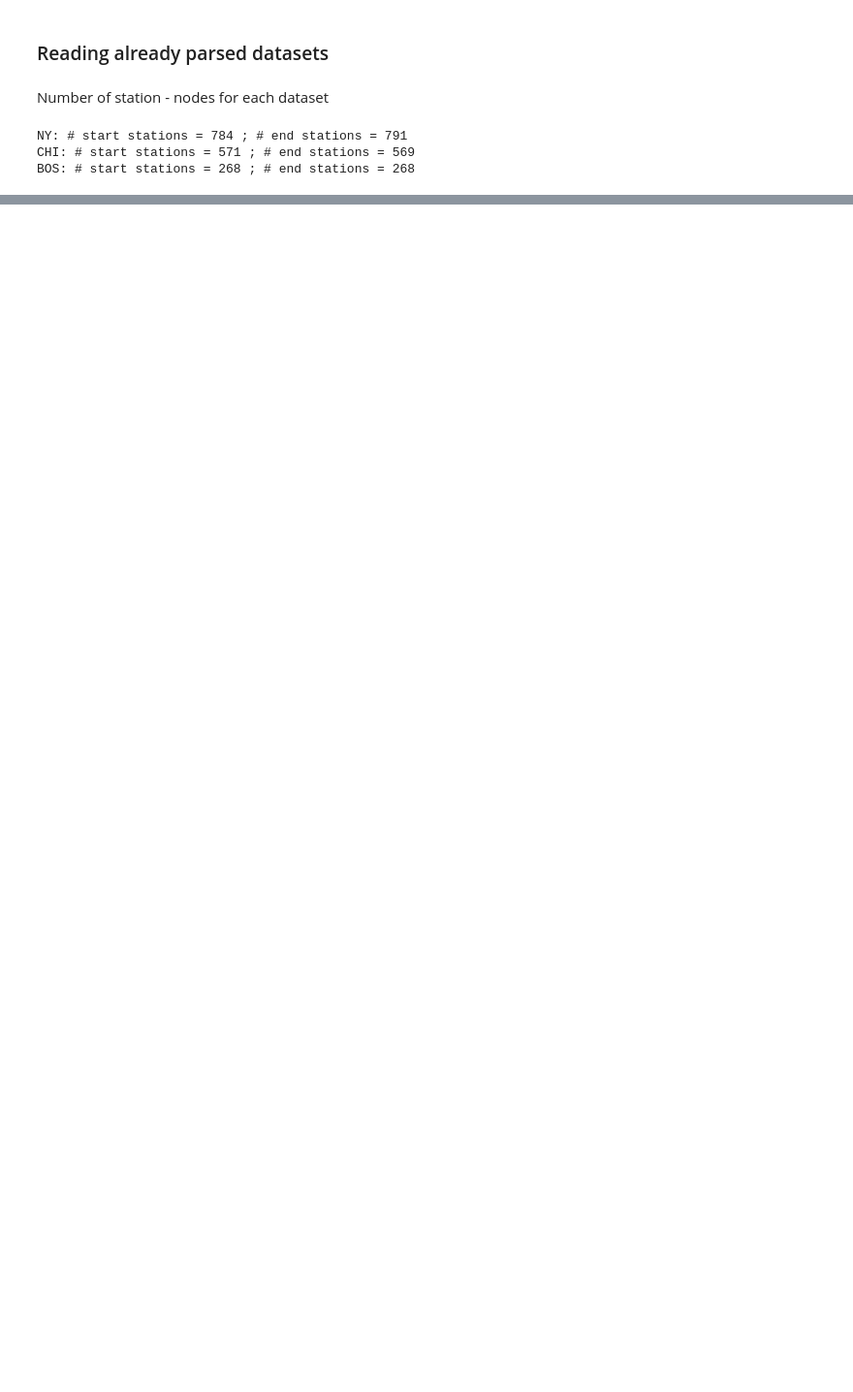
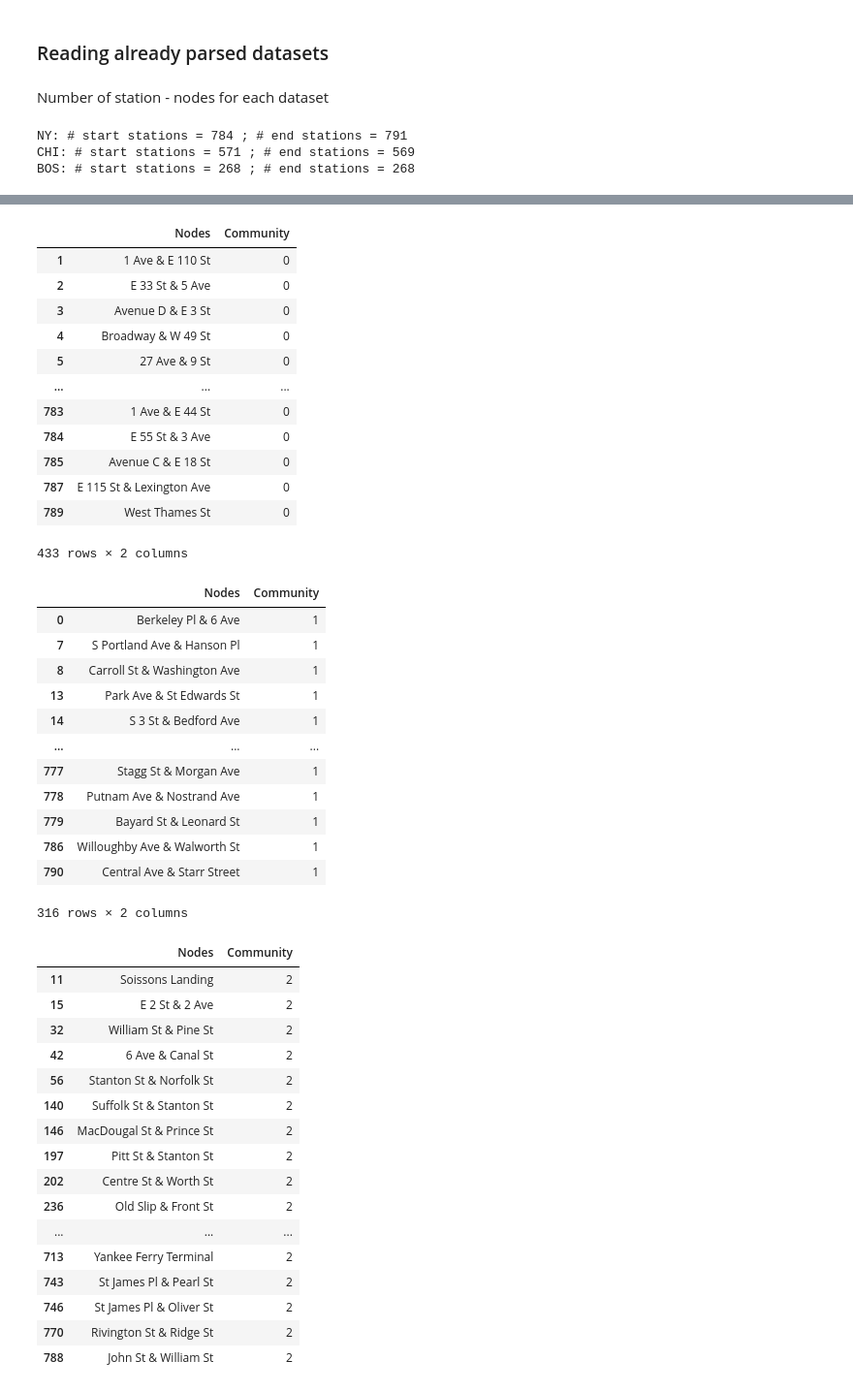
Before and after one commit to tommilotta/Bike-sharing-Analysis, a Jupyter notebook: Network_Analysis.ipynb, the cells around one changed output, grey strips where cells are left out. Shown at 97% size. Drawn from its saved outputs; the diff is of its cells as text; code cells hidden in the pictures; blank space fills up the shorter version.

```diff
--- a/Network_Analysis.ipynb
+++ b/Network_Analysis.ipynb
@@ -101,0 +156,2 @@ BOS_graph, BOS_nodes = nodes_degrees(BOS_graph)
+# %%
+NY_graph, NY_nodes = pagerank(NY_graph, NY_nodes)
@@ -101,0 +205,9 @@ BOS_graph, BOS_nodes = nodes_degrees(BOS_graph)
+# %%
+def betweenness(G, df):
+    betweenness_dict = nx.betweenness_centrality(G)
+    nx.set_node_attributes(G, betweenness_dict, 'betweenness')
+    df['betweenness'] = list(betweenness_dict.values())
+    display(df.sort_values('betweenness', ascending=False).head(5))
+    return G, df
+# %%
+NY_graph, NY_nodes = betweenness(NY_graph, NY_nodes)
@@ -101,0 +254,46 @@ BOS_graph, BOS_nodes = nodes_degrees(BOS_graph)
+# %%
+NY_graph, NY_nodes = communities(NY_graph, NY_nodes)
+# %% [output]
+|  | Nodes | Community |
+| 1 | 1 Ave & E 110 St | 0 |
+| 2 | E 33 St & 5 Ave | 0 |
+| 3 | Avenue D & E 3 St | 0 |
+| 4 | Broadway & W 49 St | 0 |
+| 5 | 27 Ave & 9 St | 0 |
+| ... | ... | ... |
+| 783 | 1 Ave & E 44 St | 0 |
+| 784 | E 55 St & 3 Ave | 0 |
+| 785 | Avenue C & E 18 St | 0 |
+| 787 | E 115 St & Lexington Ave | 0 |
+| 789 | West Thames St | 0 |
+433 rows × 2 columns
+|  | Nodes | Community |
+| 0 | Berkeley Pl & 6 Ave | 1 |
+| 7 | S Portland Ave & Hanson Pl | 1 |
+| 8 | Carroll St & Washington Ave | 1 |
+| 13 | Park Ave & St Edwards St | 1 |
+| 14 | S 3 St & Bedford Ave | 1 |
+| ... | ... | ... |
+| 777 | Stagg St & Morgan Ave | 1 |
+| 778 | Putnam Ave & Nostrand Ave | 1 |
+| 779 | Bayard St & Leonard St | 1 |
+| 786 | Willoughby Ave & Walworth St | 1 |
+| 790 | Central Ave & Starr Street | 1 |
+316 rows × 2 columns
+|  | Nodes | Community |
+| 11 | Soissons Landing | 2 |
+| 15 | E 2 St & 2 Ave | 2 |
+| 32 | William St & Pine St | 2 |
+| 42 | 6 Ave & Canal St | 2 |
+| 56 | Stanton St & Norfolk St | 2 |
+| 140 | Suffolk St & Stanton St | 2 |
+| 146 | MacDougal St & Prince St | 2 |
+| 197 | Pitt St & Stanton St | 2 |
+| 202 | Centre St & Worth St | 2 |
+| 236 | Old Slip & Front St | 2 |
+| ... | ... | ... |
+| 713 | Yankee Ferry Terminal | 2 |
+| 743 | St James Pl & Pearl St | 2 |
+| 746 | St James Pl & Oliver St | 2 |
+| 770 | Rivington St & Ridge St | 2 |
+| 788 | John St & William St | 2 |
```
Also changed, not shown: parts of 28 cells of this notebook.
